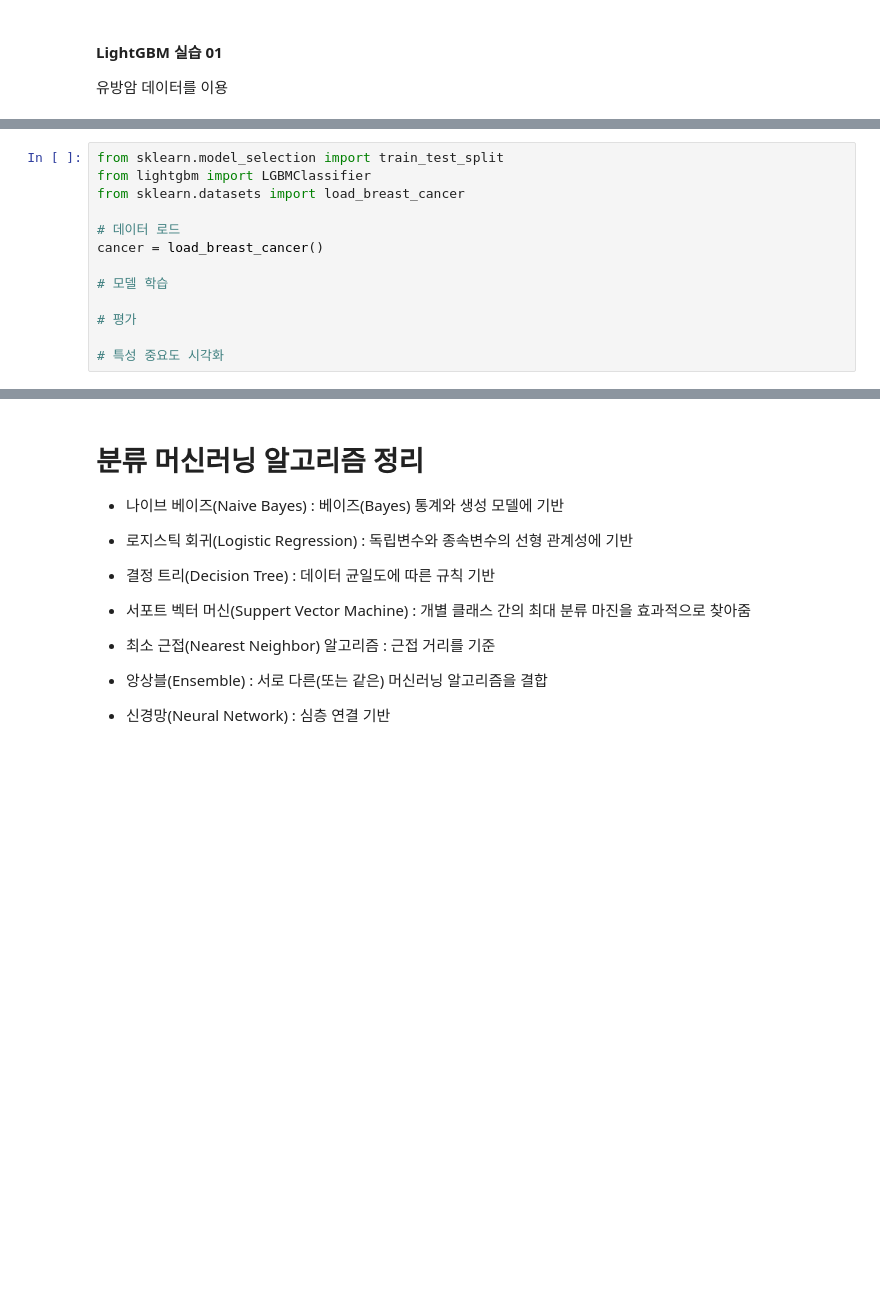
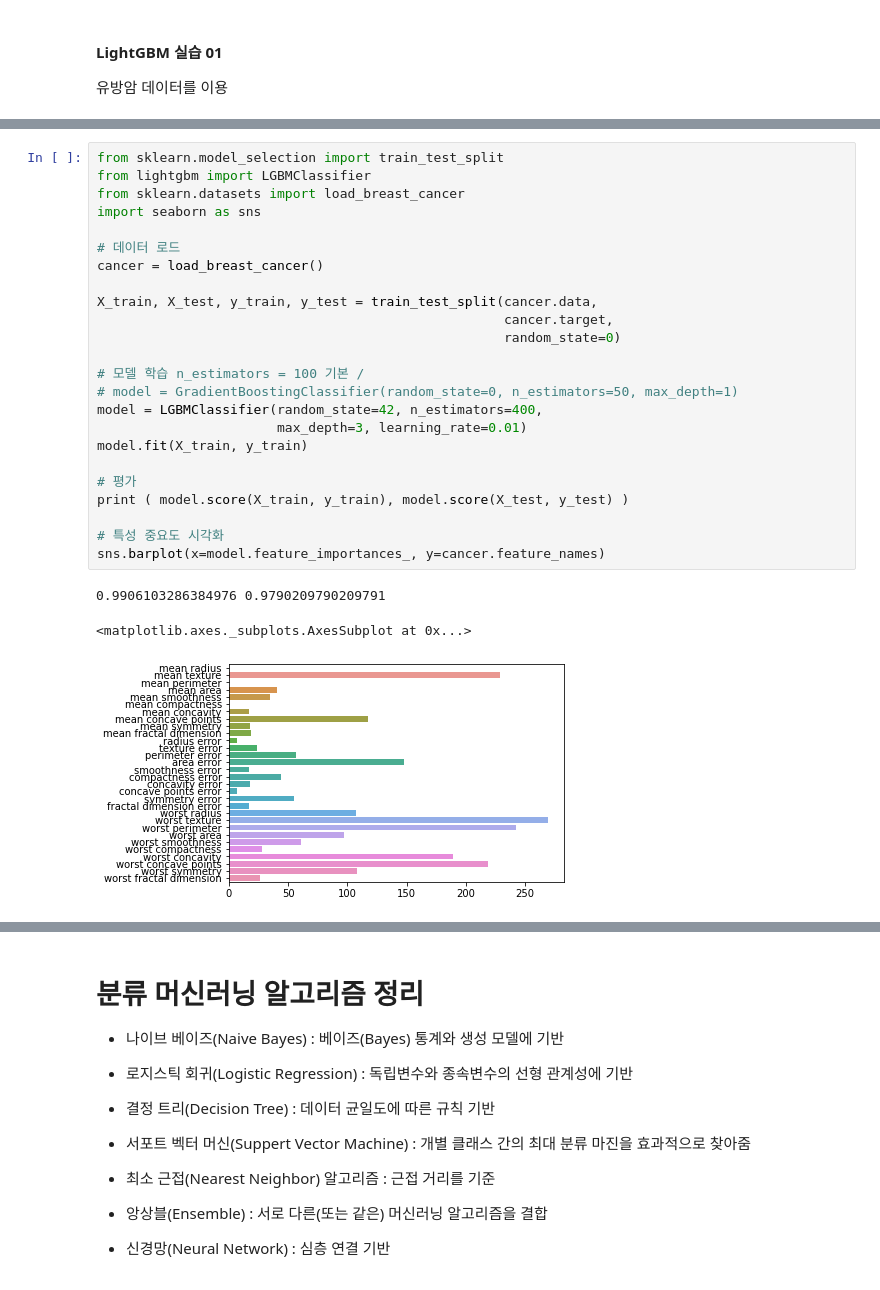
Before and after one commit to hwayoung306/AI, a Jupyter notebook: 20220503_ml_06_지도학습_GradientBoosting.ipynb, the cells around one changed output, grey strips where cells are left out. Saved outputs shown, nothing was run; the diff lists cells and outputs as text; blank space fills up the shorter version.

```diff
--- a/20220503_ml_06_지도학습_GradientBoosting.ipynb
+++ b/20220503_ml_06_지도학습_GradientBoosting.ipynb
@@ -751,16 +777,31 @@ lightgbm.__version__
 # %%
 from sklearn.model_selection import train_test_split
 from lightgbm import LGBMClassifier
 from sklearn.datasets import load_breast_cancer
+import seaborn as sns
 
 # 데이터 로드
 cancer = load_breast_cancer()
 
-# 모델 학습
+X_train, X_test, y_train, y_test = train_test_split(cancer.data,
+                                                    cancer.target,
+                                                    random_state=0)
+
+# 모델 학습 n_estimators = 100 기본 /
+# model = GradientBoostingClassifier(random_state=0, n_estimators=50, max_depth=1)
+model = LGBMClassifier(random_state=42, n_estimators=400,
+                       max_depth=3, learning_rate=0.01)
+model.fit(X_train, y_train)
 
 # 평가
+print ( model.score(X_train, y_train), model.score(X_test, y_test) )
 
 # 특성 중요도 시각화
+sns.barplot(x=model.feature_importances_, y=cancer.feature_names)
+# %% [output]
+0.9906103286384976 0.9790209790209791
+<matplotlib.axes._subplots.AxesSubplot at 0x...>
+[figure, added]
 # %%
 # plot_importance() 이용
 from lightgbm import plot_importance
```
Also changed, not shown: parts of 4 cells of this notebook.
